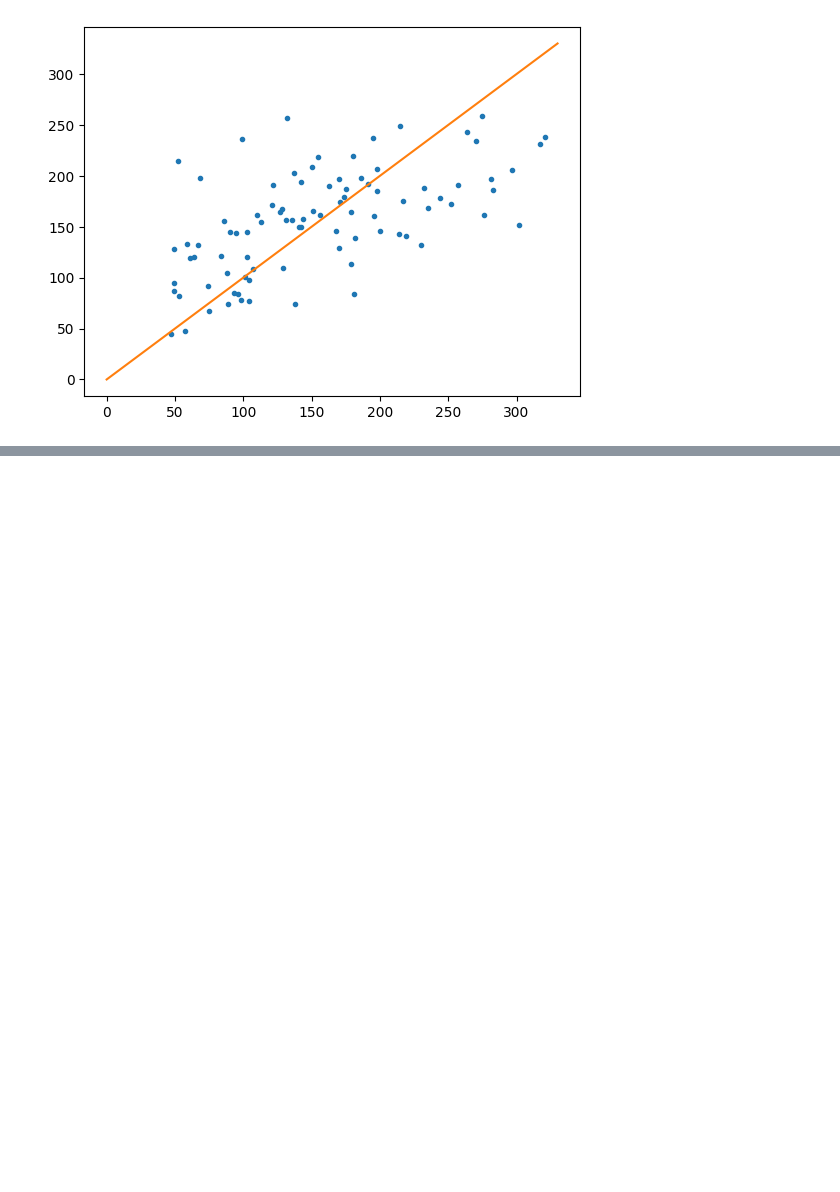
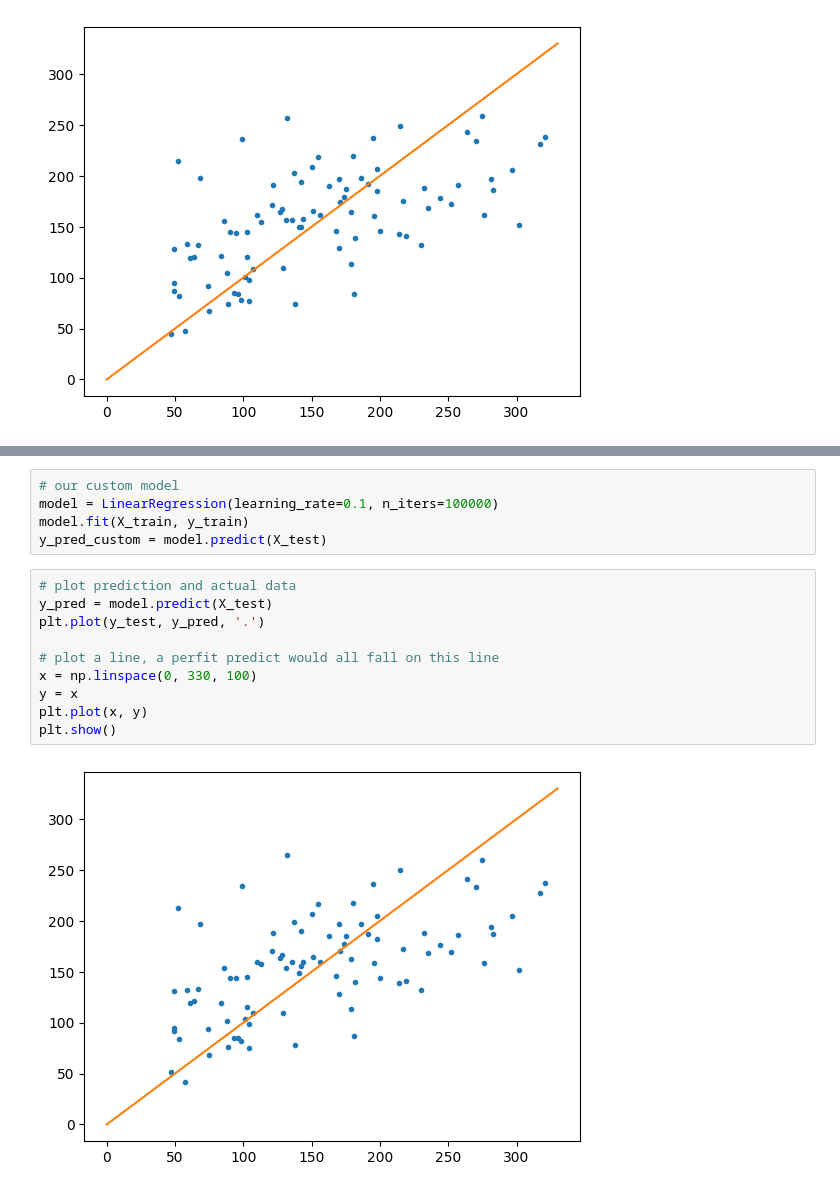
Before and after one commit to Takerdat23/CS313, a Jupyter notebook: exercise4.ipynb, the cells around one changed output, grey strips where cells are left out. Cells and saved outputs as stored; diff of their text form; blank space fills up the shorter version.

```diff
--- a/exercise4.ipynb
+++ b/exercise4.ipynb
@@ -78,0 +157,17 @@ plt.show()
+# %%
+# our custom model
+model = LinearRegression(learning_rate=0.1, n_iters=100000)
+model.fit(X_train, y_train)
+y_pred_custom = model.predict(X_test)
+# %%
+# plot prediction and actual data
+y_pred = model.predict(X_test)
+plt.plot(y_test, y_pred, '.')
+
+# plot a line, a perfit predict would all fall on this line
+x = np.linspace(0, 330, 100)
+y = x
+plt.plot(x, y)
+plt.show()
+# %% [output]
+[figure, added]
```
Also changed, not shown: parts of 12 cells of this notebook.
